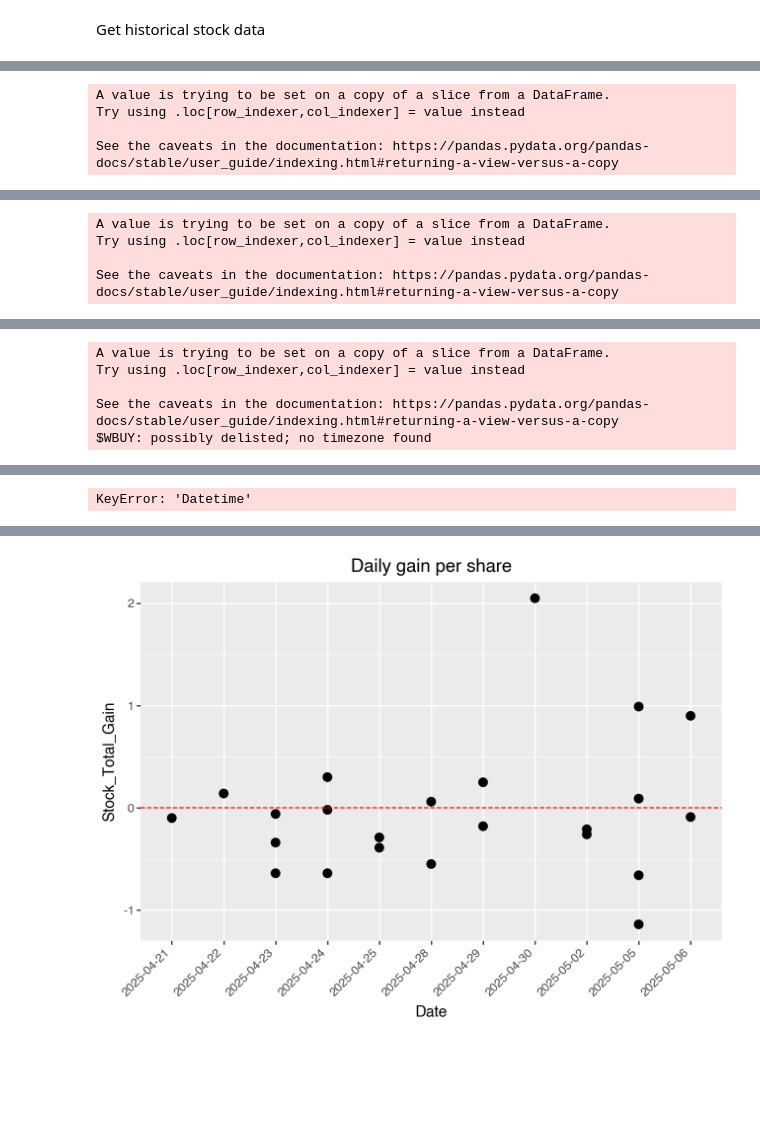
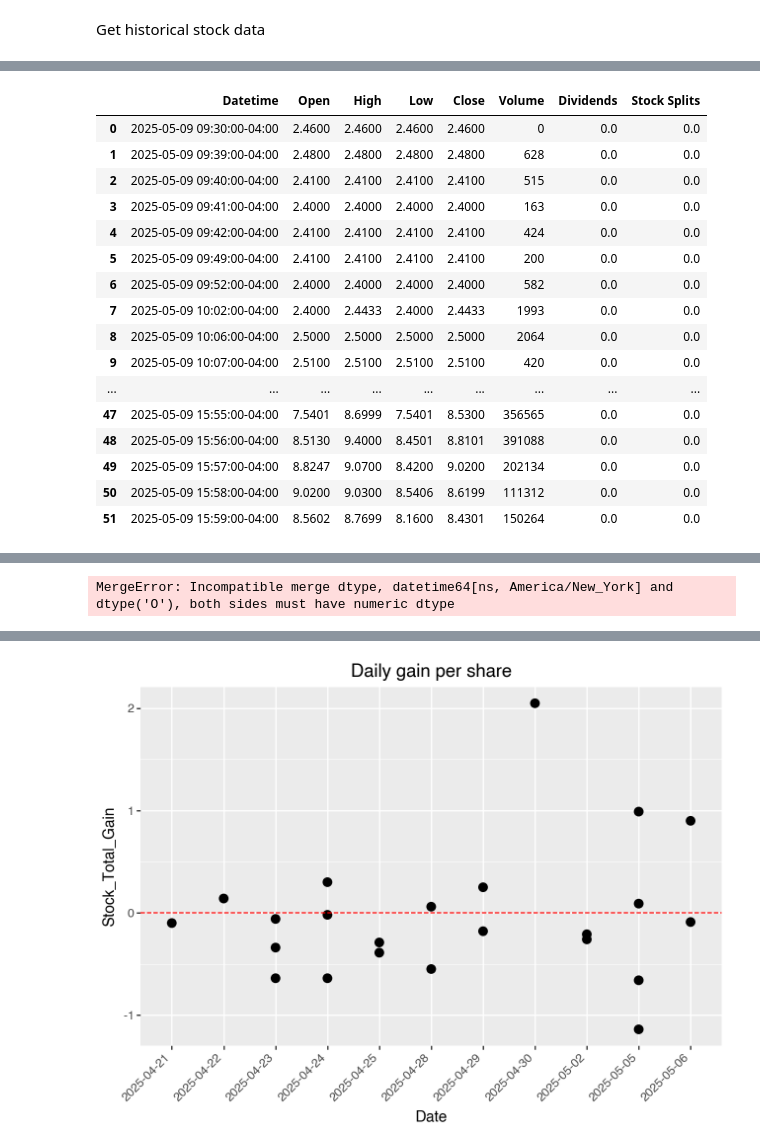
Before and after one commit to sbs87/Random_Projects, a Jupyter notebook: stock_reccomender/DayTrader_Analysis.ipynb, the cells around one changed output, grey strips where cells are left out. Drawn from its saved outputs; the diff is of its cells as text; code cells hidden in the pictures; blank space fills up the shorter version.

Commit message:
FIX situation in which no historical data can be downloaded from yFinance

```diff
--- a/stock_reccomender/DayTrader_Analysis.ipynb
+++ b/stock_reccomender/DayTrader_Analysis.ipynb
@@ -341,7 +341,12 @@ def get_stock_data(symbol, start_date, end_date, stock_interval="1m",download_fi
 
     stock_data = yf.Ticker(symbol)
     stock_info = stock_data.info
-    stock_df = stock_data.history(period="1d", interval=stock_interval, start=start_date, end=end_date).reset_index()
+    try:
+        stock_df = stock_data.history(period="1d", interval=stock_interval, start=start_date, end=end_date,raise_errors=True).reset_index()
+    except Exception as e:
+        print(f"Could not fetch stock data for {symbol}: {e}")
+        return None
+
     # convert into multiindex for downstream merging
     #stock_df.columns = pd.MultiIndex.from_product([stock_df.columns, ['stock_info']])
     if download_file_path is not None:
@@ -355,9 +360,14 @@ def get_stock_data(symbol, start_date, end_date, stock_interval="1m",download_fi
 
 
 def combine_data(stock_df,order_df,stock_key='Datetime', order_key='FilledTime_dt_ny',direction='nearest',tol_interval="5m"):
+    if stock_df is None or order_df is None:
+        print("Not combining data: Both stock_df and order_df must be provided. stock history likelky missing")
+        return None
     # Ensure both dataframes are sorted by time
     stock_dat = stock_df.sort_values(by=stock_key)
     filled_orders = order_df.sort_values(by=order_key)
+    display(stock_dat)
+    display(filled_orders)
 
     # Perform an asof merge to find the closest time
     #TODO resolve whe maps to multiple times
@@ -461,20 +450,0 @@ get_stock_data_wrapper("KTTA", start_date="2025-05-06", end_date="2025-05-07", s
-# %%
-stock_dat = get_stock_data("KTTA", start_date="2025-05-06", end_date="2025-05-07", stock_interval="1m")
-
-stock_dat_flat = flatten_columns(stock_dat)
-
-filled_orders_long_post_pair['FilledTime']=pd.to_datetime(filled_orders_long_post_pair['FilledTime'], format="%m/%d/%Y %H:%M:%S")#.dt.tz_localize('America/New_York')
-
-
-stock_dat_flat = stock_dat_flat.sort_values(by="Datetime_stock_info")
-filled_orders_long_post_pair = filled_orders_long_post_pair.sort_values(by="FilledTime")
-
-filled_orders_long_post_pair
-foo = pd.merge_asof(
-        stock_dat_flat,
-        filled_orders_long_post_pair,
-        left_on="Datetime_stock_info",
-        right_on="FilledTime",
-        tolerance=pd.Timedelta("1m"))
-
-foo[~foo[('Symbol', '')].isna()].sort_values(by="Datetime_stock_info")
@@ -506,16 +466,21 @@ for start_date in dates:
         interval = f"{interval_mins}m"
         stock_fn = f"/Users/stevensmith/Documents/Other/Financials/Day_trade_stocks/stock_order_{start_date}_{selected_symbol}_{interval}.tsv"
 
-        stock_dat = get_stock_data_wrapper(selected_symbol, start_date=start_date, end_date=end_date, stock_interval=interval,download_file_path=stock_fn, dl_info=True)#,load_from_file=stock_fn)
+        stock_dat = get_stock_data_wrapper(selected_symbol, start_date=start_date, end_date=end_date, stock_interval=interval,download_file_path=stock_fn, dl_info=True,load_from_file=stock_fn)
         #filled_orders[filled_orders['Symbol']==selected_symbol].to_csv(f"stock_order_df_{start_date}_{selected_symbol}.tsv", index=False,sep="\t")
+        #TODO: fix loading from previous file. I think the date/time format is not being correctly loaded
 
 
         stock_order_df = combine_data(stock_dat, filtered_synbol_date_df,tol_interval=interval,direction='backward',stock_key='Datetime', order_key='FilledTime')
 
-        stock_order_df.loc[stock_order_df['Side']=='Buy','AvgPrice'] = -stock_order_df.loc[stock_order_df['Side']=='Buy','AvgPrice']
+        if stock_order_df is not None:
 
-        stock_order_df.to_csv(f"stock_order_price_df_{start_date}_{selected_symbol}.tsv", index=False,sep="\t")
+            stock_order_df.loc[stock_order_df['Side']=='Buy','AvgPrice'] = -stock_order_df.loc[stock_order_df['Side']=='Buy','AvgPrice']
 
+            stock_order_df.to_csv(f"stock_order_price_df_{start_date}_{selected_symbol}.tsv", index=False,sep="\t")
 
-        generate_candlestick_plot(filter_time_window(stock_order_df),timedata_width=interval_mins/2,date=start_date ,stock_symbol=selected_symbol)
+            generate_candlestick_plot(filter_time_window(stock_order_df),timedata_width=interval_mins/2,date=start_date ,stock_symbol=selected_symbol)
+        else:
+            print(f"Stock data for {selected_symbol} on {start_date} not found. Skipping candlestick plot generation.")
+            continue
 # %% [output]
@@ -522,0 +488,17 @@ Downloading from yFinance
+|  | Datetime | Open | High | Low | Close | Volume | Dividends | Stock Splits |
+| 0 | 2025-05-09 09:30:00-04:00 | 2.4600 | 2.4600 | 2.4600 | 2.4600 | 0 | 0.0 | 0.0 |
+| 1 | 2025-05-09 09:39:00-04:00 | 2.4800 | 2.4800 | 2.4800 | 2.4800 | 628 | 0.0 | 0.0 |
+| 2 | 2025-05-09 09:40:00-04:00 | 2.4100 | 2.4100 | 2.4100 | 2.4100 | 515 | 0.0 | 0.0 |
+| 3 | 2025-05-09 09:41:00-04:00 | 2.4000 | 2.4000 | 2.4000 | 2.4000 | 163 | 0.0 | 0.0 |
+| 4 | 2025-05-09 09:42:00-04:00 | 2.4100 | 2.4100 | 2.4100 | 2.4100 | 424 | 0.0 | 0.0 |
+| 5 | 2025-05-09 09:49:00-04:00 | 2.4100 | 2.4100 | 2.4100 | 2.4100 | 200 | 0.0 | 0.0 |
+| 6 | 2025-05-09 09:52:00-04:00 | 2.4000 | 2.4000 | 2.4000 | 2.4000 | 582 | 0.0 | 0.0 |
+| 7 | 2025-05-09 10:02:00-04:00 | 2.4000 | 2.4433 | 2.4000 | 2.4433 | 1993 | 0.0 | 0.0 |
+| 8 | 2025-05-09 10:06:00-04:00 | 2.5000 | 2.5000 | 2.5000 | 2.5000 | 2064 | 0.0 | 0.0 |
+| 9 | 2025-05-09 10:07:00-04:00 | 2.5100 | 2.5100 | 2.5100 | 2.5100 | 420 | 0.0 | 0.0 |
+| ... | ... | ... | ... | ... | ... | ... | ... | ... |
+| 47 | 2025-05-09 15:55:00-04:00 | 7.5401 | 8.6999 | 7.5401 | 8.5300 | 356565 | 0.0 | 0.0 |
+| 48 | 2025-05-09 15:56:00-04:00 | 8.5130 | 9.4000 | 8.4501 | 8.8101 | 391088 | 0.0 | 0.0 |
+| 49 | 2025-05-09 15:57:00-04:00 | 8.8247 | 9.0700 | 8.4200 | 9.0200 | 202134 | 0.0 | 0.0 |
+| 50 | 2025-05-09 15:58:00-04:00 | 9.0200 | 9.0300 | 8.5406 | 8.6199 | 111312 | 0.0 | 0.0 |
+| 51 | 2025-05-09 15:59:00-04:00 | 8.5602 | 8.7699 | 8.1600 | 8.4301 | 150264 | 0.0 | 0.0 |
@@ -523,4 +512 @@ Downloading from yFinance
-A value is trying to be set on a copy of a slice from a DataFrame.
-Try using .loc[row_indexer,col_indexer] = value instead
-
-See the caveats in the documentation: https://pandas.pydata.org/pandas-docs/stable/user_guide/indexing.html#returning-a-view-versus-a-copy
+MergeError: Incompatible merge dtype, datetime64[ns, America/New_York] and dtype('O'), both sides must have numeric dtype
@@ -528,4 +512,0 @@ Downloading from yFinance
-A value is trying to be set on a copy of a slice from a DataFrame.
-Try using .loc[row_indexer,col_indexer] = value instead
-
-See the caveats in the documentation: https://pandas.pydata.org/pandas-docs/stable/user_guide/indexing.html#returning-a-view-versus-a-copy
@@ -533,5 +512,0 @@ Downloading from yFinance
-A value is trying to be set on a copy of a slice from a DataFrame.
-Try using .loc[row_indexer,col_indexer] = value instead
-
-See the caveats in the documentation: https://pandas.pydata.org/pandas-docs/stable/user_guide/indexing.html#returning-a-view-versus-a-copy
-$WBUY: possibly delisted; no timezone found
@@ -539 +512,0 @@ Downloading from yFinance
-KeyError: 'Datetime'
```
Also changed, not shown: parts of 6 cells of this notebook.
